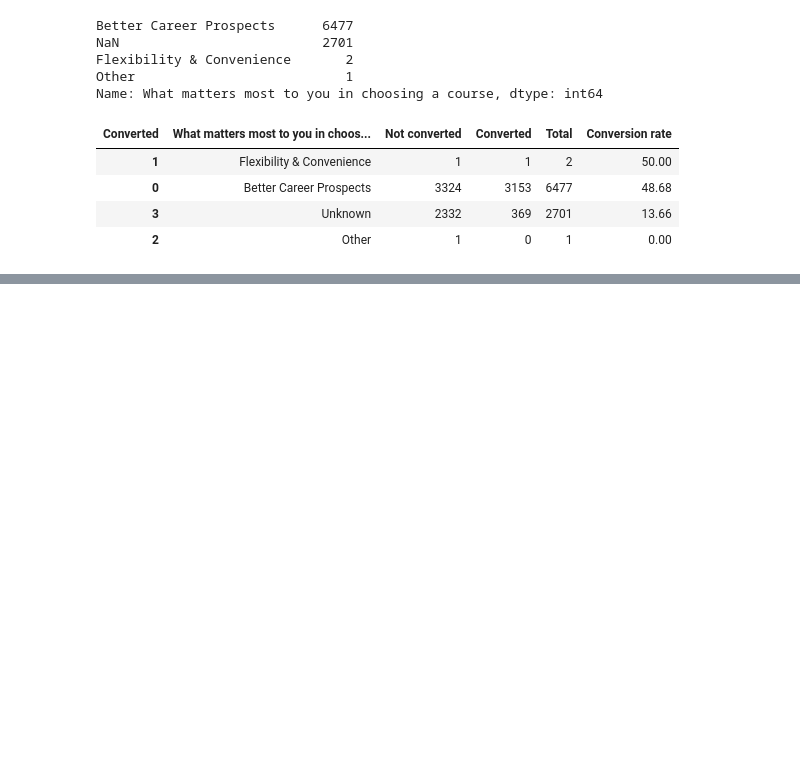
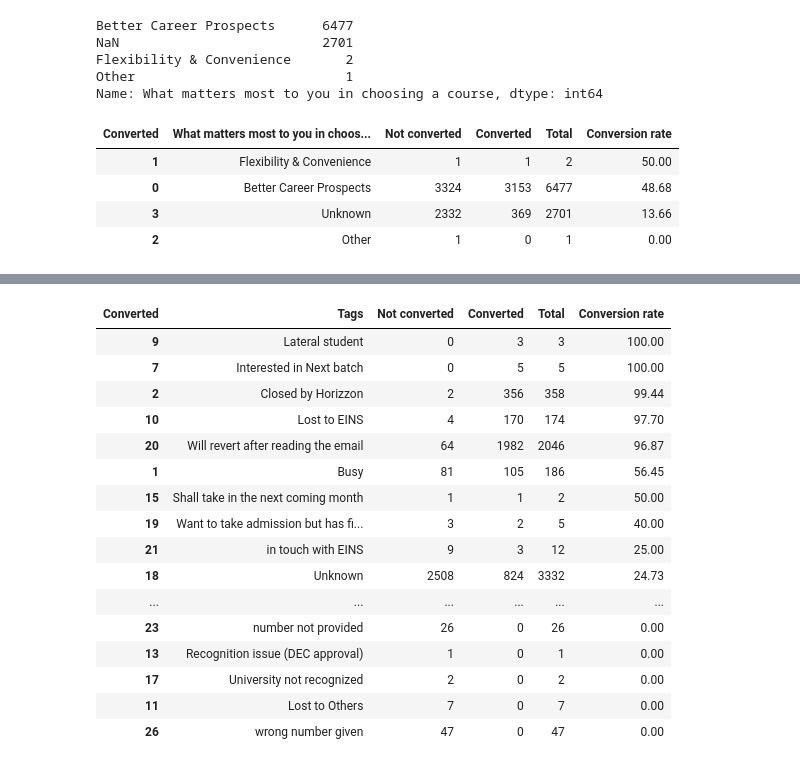
Before and after one commit to hyunjun33/Funnel_Analysis, a Jupyter notebook: Acquisition Analysis.ipynb, the cells around one changed output, grey strips where cells are left out. Drawn from its saved outputs; the diff is of its cells as text; code cells hidden in the pictures; blank space fills up the shorter version.

```diff
--- a/Acquisition Analysis.ipynb
+++ b/Acquisition Analysis.ipynb
@@ -518,2 +548,23 @@ Index(['Lead Number', 'Lead Origin', 'Lead Source', 'Do Not Email',
+# %%
+df["Tags"] = df["Tags"].fillna("Unknown")
+conversion_rate(df, "Tags")
+# %% [output]
+| Converted | Tags | Not converted | Converted | Total | Conversion rate |
+| 9 | Lateral student | 0 | 3 | 3 | 100.00 |
+| 7 | Interested in Next batch | 0 | 5 | 5 | 100.00 |
+| 2 | Closed by Horizzon | 2 | 356 | 358 | 99.44 |
+| 10 | Lost to EINS | 4 | 170 | 174 | 97.70 |
+| 20 | Will revert after reading the email | 64 | 1982 | 2046 | 96.87 |
+| 1 | Busy | 81 | 105 | 186 | 56.45 |
+| 15 | Shall take in the next coming month | 1 | 1 | 2 | 50.00 |
+| 19 | Want to take admission but has fi... | 3 | 2 | 5 | 40.00 |
+| 21 | in touch with EINS | 9 | 3 | 12 | 25.00 |
+| 18 | Unknown | 2508 | 824 | 3332 | 24.73 |
+| ... | ... | ... | ... | ... | ... |
+| 23 | number not provided | 26 | 0 | 26 | 0.00 |
+| 13 | Recognition issue (DEC approval) | 1 | 0 | 1 | 0.00 |
+| 17 | University not recognized | 2 | 0 | 2 | 0.00 |
+| 11 | Lost to Others | 7 | 0 | 7 | 0.00 |
+| 26 | wrong number given | 47 | 0 | 47 | 0.00 |
 # %%
 df["Lead Quality"].value_counts(dropna=False)
```
Also changed, not shown: parts of 35 cells of this notebook.
